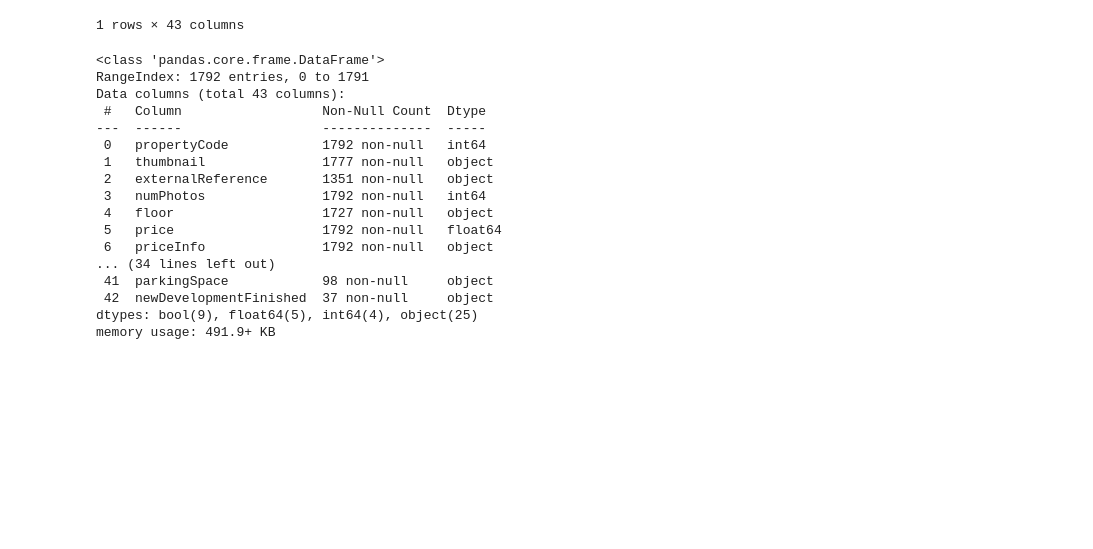
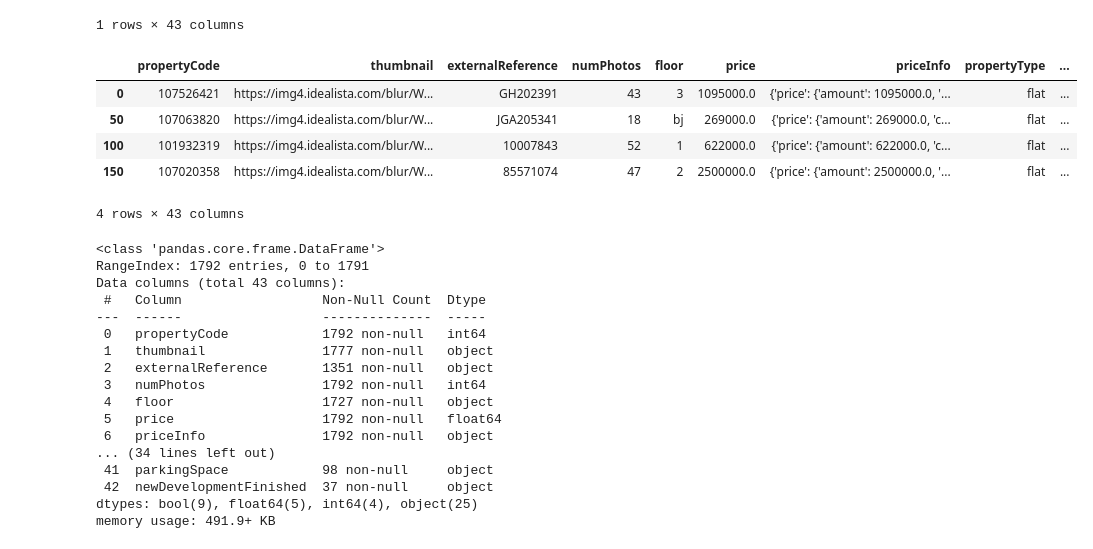
Before and after one commit to angelgvill/DS_ML_Machine_Learning_viviendaMadrid, a Jupyter notebook: notebooks/01_Datos_primera_exploracion.ipynb, the cells around one changed output. Saved outputs shown, nothing was run; the diff lists cells and outputs as text; code cells hidden in the pictures; blank space fills up the shorter version.

```diff
--- a/notebooks/01_Datos_primera_exploracion.ipynb
+++ b/notebooks/01_Datos_primera_exploracion.ipynb
@@ -63,6 +63,16 @@ viv_Mad.head(1)
 |  | propertyCode | thumbnail | externalReference | numPhotos | floor | price | priceInfo | propertyType | ... |
 | 0 | 107526421 | https://img4.idealista.com/blur/W... | GH202391 | 43 | 3 | 1095000.0 | {'price': {'amount': 1095000.0, '... | flat | ... |
 1 rows × 43 columns
+# %%
+#comprobación de que no han llegado filas duplicadas
+viv_Mad.iloc[[0,50,100,150],:]
+# %% [output]
+|  | propertyCode | thumbnail | externalReference | numPhotos | floor | price | priceInfo | propertyType | ... |
+| 0 | 107526421 | https://img4.idealista.com/blur/W... | GH202391 | 43 | 3 | 1095000.0 | {'price': {'amount': 1095000.0, '... | flat | ... |
+| 50 | 107063820 | https://img4.idealista.com/blur/W... | JGA205341 | 18 | bj | 269000.0 | {'price': {'amount': 269000.0, 'c... | flat | ... |
+| 100 | 101932319 | https://img4.idealista.com/blur/W... | 10007843 | 52 | 1 | 622000.0 | {'price': {'amount': 622000.0, 'c... | flat | ... |
+| 150 | 107020358 | https://img4.idealista.com/blur/W... | 85571074 | 47 | 2 | 2500000.0 | {'price': {'amount': 2500000.0, '... | flat | ... |
+4 rows × 43 columns
 # %%
 # realizo siempre una copia para recuperar el df por si lo rompo
 df = viv_Mad.copy()
```
Also changed, not shown: parts of 14 cells of this notebook, 2 other files.
